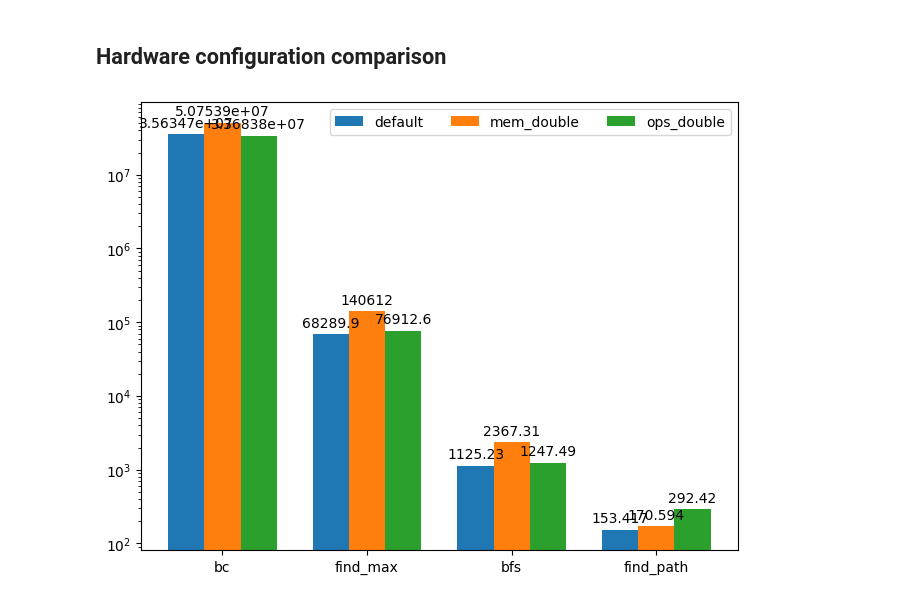
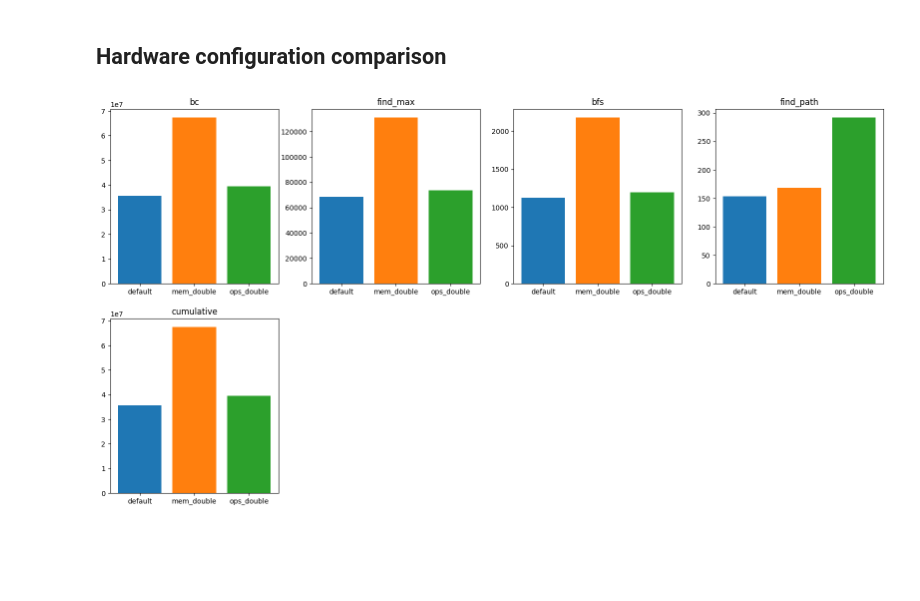
Before and after one commit to graph-massivizer/graph-optimizer, a Jupyter notebook: demo/demo.ipynb, the cells around one changed output. Cells and saved outputs as stored; diff of their text form; code cells hidden in the pictures; blank space fills up the shorter version.

```diff
--- a/demo/demo.ipynb
+++ b/demo/demo.ipynb
@@ -355,48 +357,53 @@ for dir in os.listdir(saved_configs):
 # %%
 # Make a bar plot of the BGO's, for each BGO showing the different saved configurations as different bars
 import matplotlib.pyplot as plt
+from matplotlib.colors import TABLEAU_COLORS
 import sys
 import numpy as np
+import math
 
 def get_bgo_names(responses):
     # Get bgo names. Also assert if bgo's are the same for every hardware configuration
     bgo_names = None
     for dag in responses.values():
         new_bgo_names = [bgo['name'] for bgo in dag]
 
         assert bgo_names is None or new_bgo_names == bgo_names, 'BGO names are not the same for every hardware configuration'
 
         bgo_names = new_bgo_names
 
     return bgo_names
 
 
 def get_runtime_per_bgo(annotated_dag):
     return [bgo['performances'][0]['runtime'] for bgo in annotated_dag]
 
 
 bgo_names = get_bgo_names(responses)
-values = {dir: get_runtime_per_bgo(dag) for dir, dag in responses.items()}
+bgo_names.append('cumulative')
+all_values = {dir: get_runtime_per_bgo(dag) for dir, dag in responses.items()}
+for key, value in all_values.items():
+    all_values[key].append(sum(value))
+all_colors = list(TABLEAU_COLORS.keys())
 
-x = np.arange(len(bgo_names))  # the label locations
-width = 0.25  # the width of the bars
-multiplier = 0
+ncols = 4
+nrows = math.ceil(len(bgo_names) / ncols)
+fig, axs = plt.subplots(nrows, ncols, figsize=(20, 5*nrows))
+axs_flat = axs.flat
 
-fig, ax = plt.subplots(layout='constrained')
+for i, (ax, bgo) in enumerate(zip(axs_flat, bgo_names)):
+    ax.set_title(bgo)
+    names = all_values.keys()
+    values = [v[i] for _, v in all_values.items()]
+    bar_colors = [all_colors[i % len(all_colors)]for i in range(len(names))]
+    ax.bar(names, values, color=bar_colors)
 
-for attribute, measurement in values.items():
-    offset = width * multiplier
-    rects = ax.bar(x + offset, measurement, width, label=attribute)
-    ax.bar_label(rects, padding=3)
-    multiplier += 1
-
-# Add some text for labels, title and custom x-axis tick labels, etc.
-ax.set_xticks(x + width, bgo_names)
-ax.set_yscale('log')
-ax.legend(loc='upper right', ncols=3)
+# remove unused plots
+diff = len(axs_flat)-len(bgo_names)
+if (diff > 0):
+    for ax in axs_flat[-diff:]:
+        ax.set_visible(False)
 
 plt.show()
-
-# TODO: every BGO in subplot.
 # %% [output]
-[figure, old version]
+[figure, new version]
```
Also changed, not shown: parts of 3 cells of this notebook, 2 other files.
